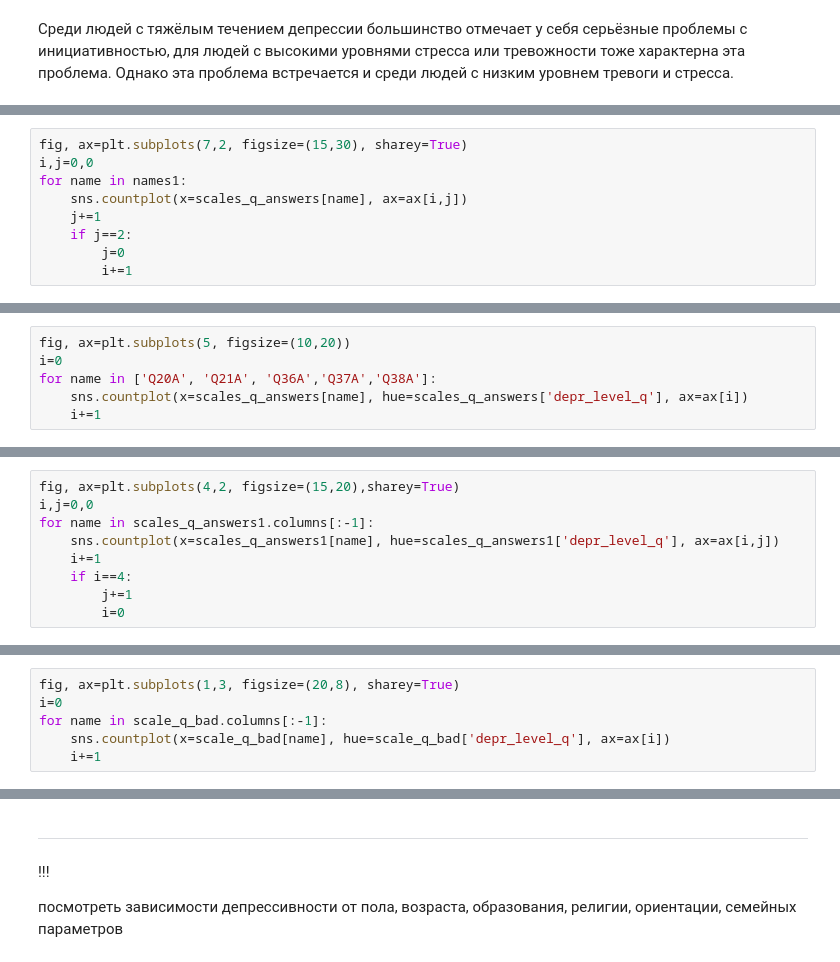
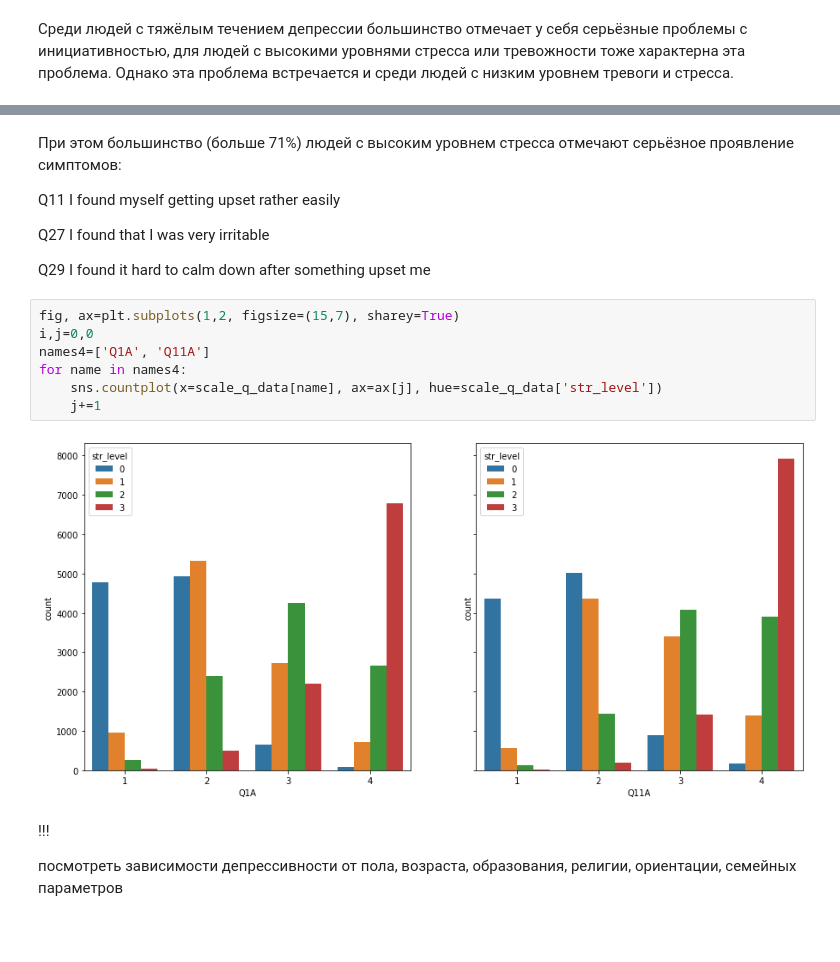
Before and after one commit to rrrin/mental-health, a Jupyter notebook: mental_research.ipynb, the cells around one changed output, grey strips where cells are left out. Cells and saved outputs as stored; diff of their text form; blank space fills up the shorter version.

```diff
--- a/mental_research.ipynb
+++ b/mental_research.ipynb
@@ -885,9 +774,0 @@ names1
-# %%
-fig, ax=plt.subplots(7,2, figsize=(15,30), sharey=True)
-i,j=0,0
-for name in names1:
-    sns.countplot(x=scales_q_answers[name], ax=ax[i,j])
-    j+=1
-    if j==2:
-        j=0
-        i+=1
@@ -915,6 +774,0 @@ Q23	I had difficulty in swallowing
-# %%
-fig, ax=plt.subplots(5, figsize=(10,20))
-i=0
-for name in ['Q20A', 'Q21A', 'Q36A','Q37A','Q38A']:
-    sns.countplot(x=scales_q_answers[name], hue=scales_q_answers['depr_level_q'], ax=ax[i])
-    i+=1
@@ -1020,9 +774,0 @@ scales_q_answers1.head()
-# %%
-fig, ax=plt.subplots(4,2, figsize=(15,20),sharey=True)
-i,j=0,0
-for name in scales_q_answers1.columns[:-1]:
-    sns.countplot(x=scales_q_answers1[name], hue=scales_q_answers1['depr_level_q'], ax=ax[i,j])
-    i+=1
-    if i==4:
-        j+=1
-        i=0
@@ -1088,6 +774,0 @@ scale_q_bad=scale_q_bad[not_important_q+['depr_level_q']]
-# %%
-fig, ax=plt.subplots(1,3, figsize=(20,8), sharey=True)
-i=0
-for name in scale_q_bad.columns[:-1]:
-    sns.countplot(x=scale_q_bad[name], hue=scale_q_bad['depr_level_q'], ax=ax[i])
-    i+=1
@@ -1122,5 +775,20 @@ ValueError: Length of grouper (26318) and axis (39272) must be same length
-# %% [markdown]
-__________
+# %% [markdown]
+При этом большинство (больше 71%) людей с высоким уровнем стресса отмечают серьёзное проявление симптомов:
+
+Q11	I found myself getting upset rather easily
+
+Q27	I found that I was very irritable
+
+Q29	I found it hard to calm down after something upset me
+# %%
+fig, ax=plt.subplots(1,2, figsize=(15,7), sharey=True)
+i,j=0,0
+names4=['Q1A', 'Q11A']
+for name in names4:
+    sns.countplot(x=scale_q_data[name], ax=ax[j], hue=scale_q_data['str_level'])
+    j+=1
+# %% [output]
+[figure, added]
 # %% [markdown]
 !!!
 
```
Also changed, not shown: parts of 72 cells of this notebook.
